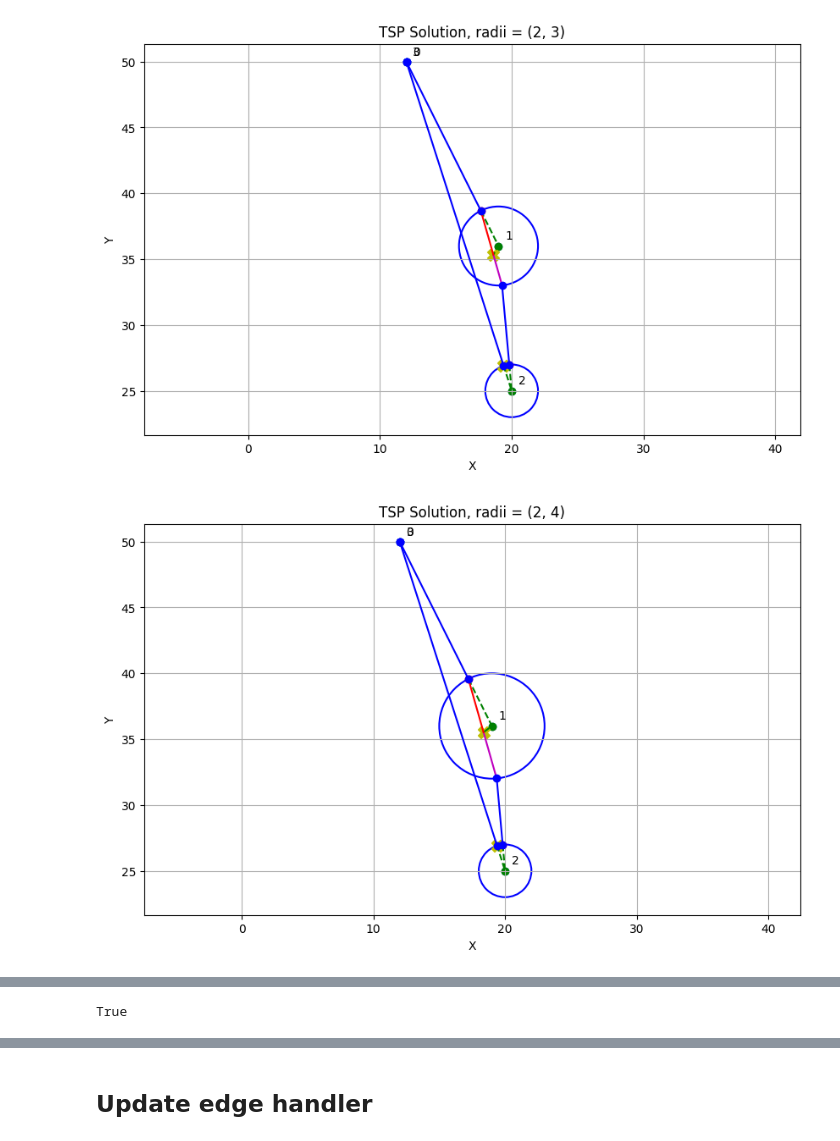
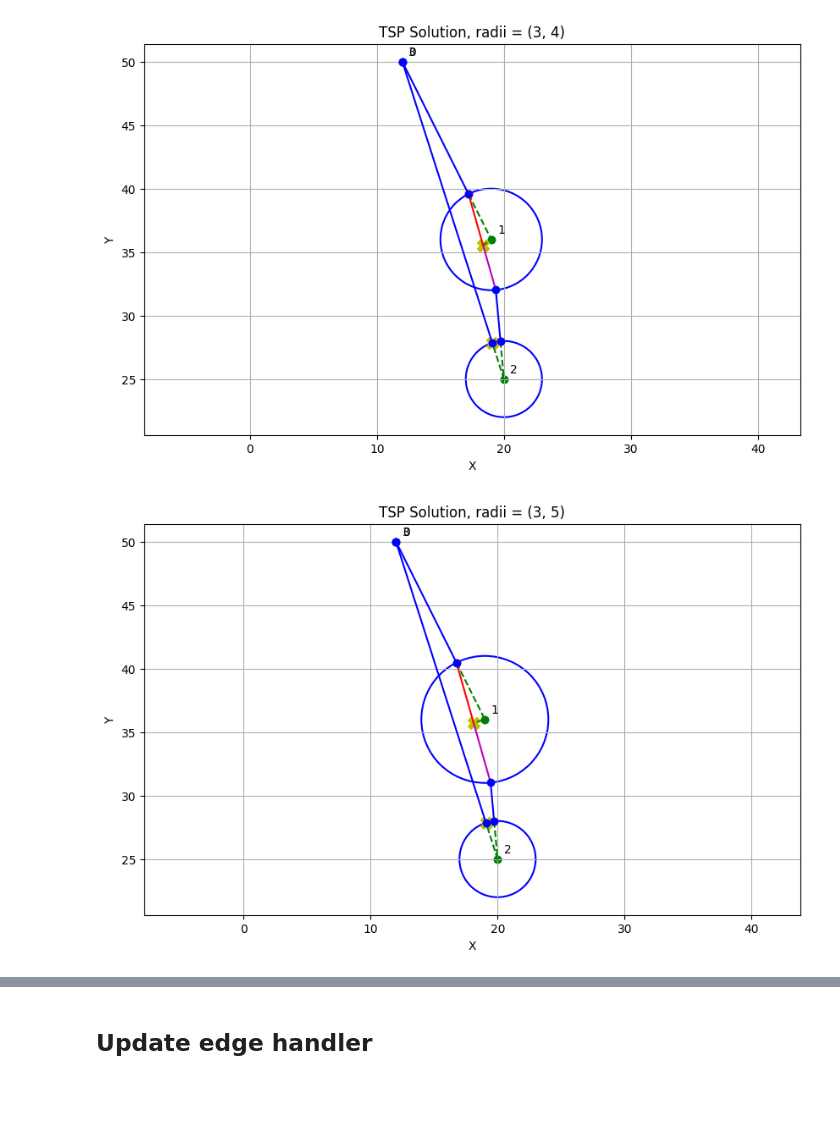
Before and after one commit to abejeyapratap/codetest, a Jupyter notebook: Landing robot/Codes/Cleanup_breakout.ipynb, the cells around one changed output, grey strips where cells are left out. Cells and saved outputs as stored; diff of their text form; code cells hidden in the pictures; blank space fills up the shorter version.

```diff
--- a/Landing robot/Codes/Cleanup_breakout.ipynb
+++ b/Landing robot/Codes/Cleanup_breakout.ipynb
@@ -9,7 +9,7 @@ speed_ugv =10
 survey_time = 1/6
 waypoints = [(12, 50), (20, 25), (19, 36)]
 plan_output = "0 -> 2 -> 1 -> 0"
-radii = [2,3,4]
+radii = [3,4,5]
 # %%
 def compute_ordered_points(plan_output, waypoints):
     ordered_points = [waypoints[int(node)] for node in plan_output.split() if node.isdigit()]
@@ -245,7 +249,9 @@ def plot_solution_final_refined_v2(waypoints, plan_output, radii, speed_ugv, spe
     UGVdistances = []
     UAV_total_distances = []
     UGV_outer_path_distances = []
-
+    UGV_inter_path_distances_without_drone = []
+    UGV_inter_path_distances_with_drone = []
+    Wait_time = []
     ordered_points = compute_ordered_points(plan_output, waypoints)
 
     for radius_combination in product(radii, repeat=len(waypoints)-1):
@@ -253,7 +259,7 @@ def plot_solution_final_refined_v2(waypoints, plan_output, radii, speed_ugv, spe
         if plot_graph:
             fig, ax = initialize_plot(ordered_points)
 
-        UGV_path, UAV_path, UGV_outer_path, UGVD_inter_without_drone,UGVD_inter_with_drone = compute_paths_for_radius(
+        UGV_path, UAV_path, UGV_outer_path, UGVD_inter_without_drone, UGVD_inter_with_drone, final_wait_time = compute_paths_for_radius(
             ordered_points, radius_combination, speed_ugv, speed_uav, survey_time)
 
         if plot_graph:
@@ -263,7 +269,9 @@ def plot_solution_final_refined_v2(waypoints, plan_output, radii, speed_ugv, spe
         # Calculating the UGV_outer_path distance
         UGV_outer_distance = compute_non_overlapping_pairwise_distances(UGV_outer_path)
         UGV_outer_path_distances.append(format_list_to_decimal(UGV_outer_distance))
-
+        UGV_inter_path_distances_without_drone.append(format_list_to_decimal(UGVD_inter_without_drone))
+        UGV_inter_path_distances_with_drone.append(format_list_to_decimal(UGVD_inter_with_drone))
+        Wait_time.append(final_wait_time)
         if plot_graph:
             UGV_distance = sum(np.linalg.norm(np.array(UGV_path[i]) - np.array(UGV_path[i+1]))
                                for i in range(len(UGV_path) - 1))
@@ -272,8 +280,8 @@ def plot_solution_final_refined_v2(waypoints, plan_output, radii, speed_ugv, spe
             # print(f"UGV Outer Path Distance: {UGV_outer_distance:.2f}")
         UAV_distances_set = format_list_to_decimal(compute_tripwise_distances(UAV_path))
 
-    return  UGVD_inter_without_drone,UGVD_inter_with_drone, UAV_distances_set, UGV_outer_path_distances
+    return  UGV_inter_path_distances_without_drone,UGV_inter_path_distances_with_drone, UAV_distances_set, UGV_outer_path_distances, Wait_time
 # %%
 # Sample run again
-UGVD_inter_without_drone,UGVD_inter_with_drone, UAV_distances_set, UGV_outer_path_distances= plot_solution_final_refined_v2(waypoints, plan_output, radii, speed_ugv, speed_uav, survey_time, plot_graph=True)
+UGV_inter_path_distances_without_drone,UGV_inter_path_distances_with_drone, UAV_distances_set, UGV_outer_path_distances, final_wait_time= plot_solution_final_refined_v2(waypoints, plan_output, radii, speed_ugv, speed_uav, survey_time, plot_graph=True)
 # %% [output]
@@ -281,2 +289,2 @@ UGVD_inter_without_drone,UGVD_inter_with_drone, UAV_distances_set, UGV_outer_pat
-[figure, old version]
+[figure, new version]
-[figure, old version]
+[figure, new version]
@@ -289,17 +297,3 @@ UGVD_inter_without_drone,UGVD_inter_with_drone, UAV_distances_set, UGV_outer_pat
-# %%
-import math
-
-
-
-# Test
-c1 = (0, 0)
-r1 = 5
-c2 = (3, 4)
-r2 = 3
-
-print(are_circles_overlapping(c1, r1, c2, r2))  # This should return True since the circles overlap
-# %% [output]
-True
 # %%
 UGV_outer_path_distances
 # %% [output]
```
Also changed, not shown: parts of 13 cells of this notebook, 2 other files.
